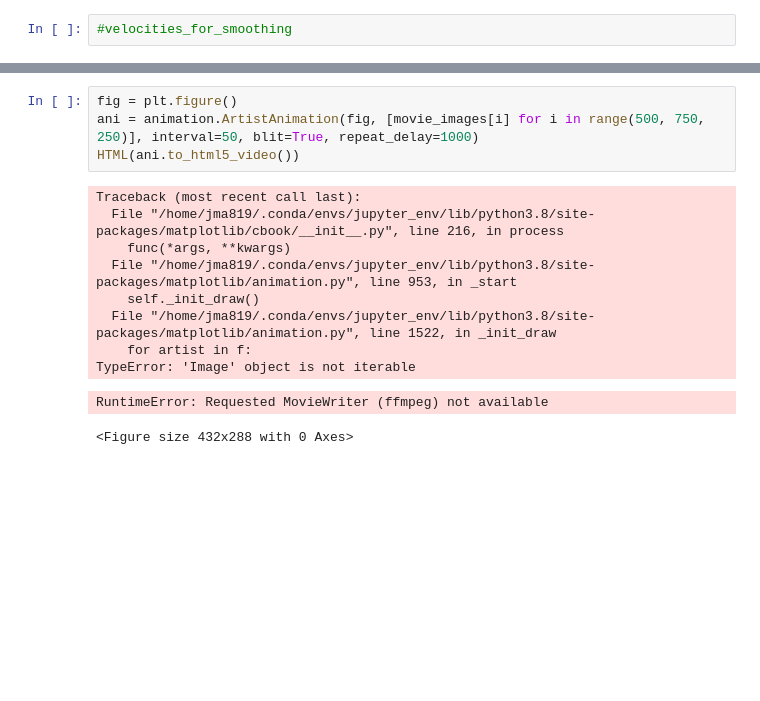
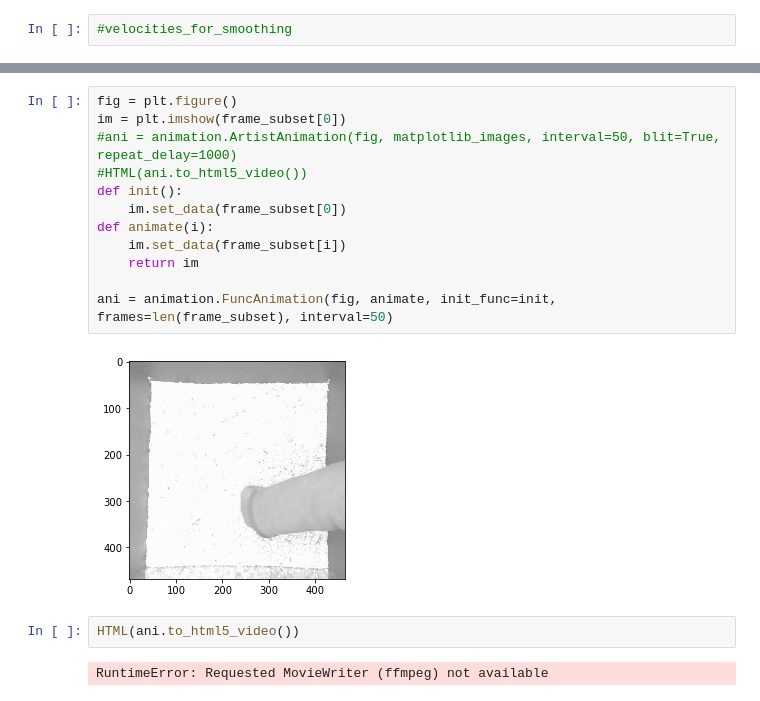
Before and after one commit to marburyvthesea/post_cnmfe_analysis, a Jupyter notebook: dlc_analysis/compile_dlc_output_v2.ipynb, the cells around one changed output, grey strips where cells are left out. Drawn from its saved outputs; the diff is of its cells as text; blank space fills up the shorter version.

```diff
--- a/dlc_analysis/compile_dlc_output_v2.ipynb
+++ b/dlc_analysis/compile_dlc_output_v2.ipynb
@@ -316,15 +399,18 @@ plt.imshow(movie_images[700])
-# %%
-fig = plt.figure()
-ani = animation.ArtistAnimation(fig, [movie_images[i] for i in range(500, 750, 250)], interval=50, blit=True, repeat_delay=1000)
-HTML(ani.to_html5_video())
-# %% [output]
-Traceback (most recent call last):
-  File "/home/jma819/.conda/envs/jupyter_env/lib/python3.8/site-packages/matplotlib/cbook/__init__.py", line 216, in process
-    func(*args, **kwargs)
-  File "/home/jma819/.conda/envs/jupyter_env/lib/python3.8/site-packages/matplotlib/animation.py", line 953, in _start
-    self._init_draw()
-  File "/home/jma819/.conda/envs/jupyter_env/lib/python3.8/site-packages/matplotlib/animation.py", line 1522, in _init_draw
-    for artist in f:
-TypeError: 'Image' object is not iterable
-RuntimeError: Requested MovieWriter (ffmpeg) not available
-<Figure size 432x288 with 0 Axes>
+# %%
+fig = plt.figure()
+im = plt.imshow(frame_subset[0])
+#ani = animation.ArtistAnimation(fig, matplotlib_images, interval=50, blit=True, repeat_delay=1000)
+#HTML(ani.to_html5_video())
+def init():
+    im.set_data(frame_subset[0])
+def animate(i):
+    im.set_data(frame_subset[i])
+    return im
+
+ani = animation.FuncAnimation(fig, animate, init_func=init, frames=len(frame_subset), interval=50)
+# %% [output]
+[figure, added]
+# %%
+HTML(ani.to_html5_video())
+# %% [output]
+RuntimeError: Requested MovieWriter (ffmpeg) not available
```
Also changed, not shown: parts of 41 cells of this notebook, 2 other files.
